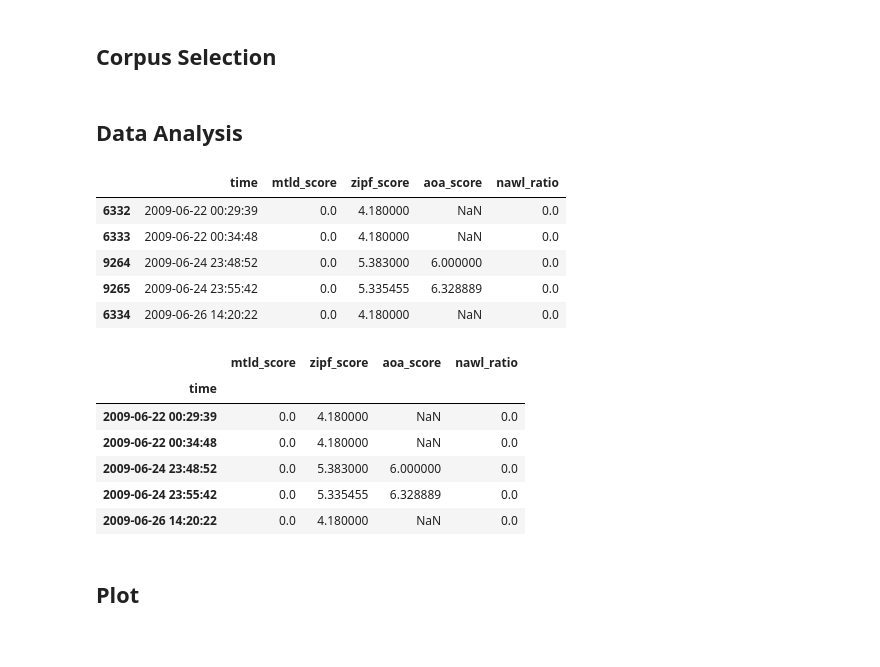
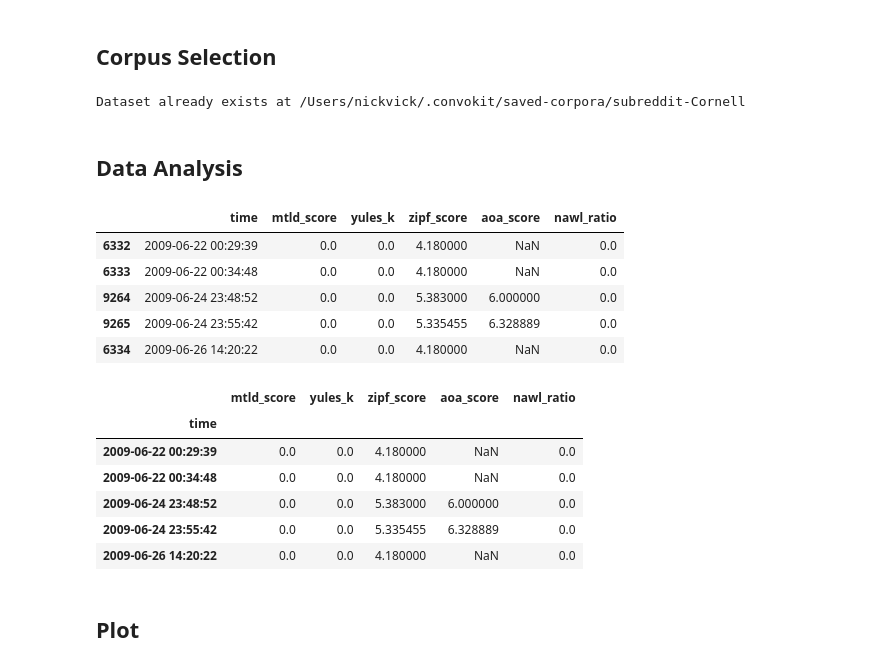
Before and after one commit to nickvick04/ORFE-Thesis, a Jupyter notebook: LexicalAnalysis.ipynb, the cells around one changed output. Saved outputs shown, nothing was run; the diff lists cells and outputs as text; code cells hidden in the pictures.

```diff
--- a/LexicalAnalysis.ipynb
+++ b/LexicalAnalysis.ipynb
@@ -106,7 +107,21 @@ def yules_K(clean_tokens):
     '''Function that returns Yule's characteristic constant K for a given set of
     cleaned, lemmatized tokens. A lower Yule's K indicates higher lexical diversity.'''
 
-    K = None
+    N = len (clean_tokens)
+    if N == 0:
+        return 0.0
+
+    # count how many times each word occurs
+    freq_counts = Counter(clean_tokens)
+
+    # create V_i
+    V = Counter(freq_counts.values()) # keys are frequencies, values are counts of types
+
+    # compute sum of i^2 * V_i
+    sum_isq_vi = sum((i**2) * Vi for i, Vi in V.items())
+
+    # apply Yule's formula
+    K = 10000 * ((sum_isq_vi - N)/(N**2))
 
     return K
 # %%
@@ -174,7 +189,9 @@ def nawl_ratio(clean_tokens, nawl_list=nawl_list):
 # %% [markdown]
 ## Corpus Selection
 # %%
-corpus = Corpus(filename="subreddit-teenagers")
+corpus = Corpus(filename=download("subreddit-Cornell"))
+# %% [output]
+Dataset already exists at /Users/nickvick/.convokit/saved-corpora/subreddit-Cornell
 # %% [markdown]
 ## Data Analysis
 # %%
@@ -182,54 +199,56 @@ corpus = Corpus(filename="subreddit-teenagers")
 utterance_data = []
 for utt in corpus.iter_utterances():
     # only consider utterances with timestamps and text
     if hasattr(utt, "timestamp") and utt.text:
 
         # convert timestamp from seconds since 1/1/1970 to datetime
         t = datetime.fromtimestamp(int(utt.timestamp))
         # tokenize, clean, lemmatize
         tokens = clean_tokens_lexical(utt.text)
 
         # compute scores
         mtld_val = mtld_score(tokens)
+        yules_val = yules_K(tokens)
         zipf_val = zipf_score(tokens)
         aoa_val = aoa_score(tokens)
         nawl_val = nawl_ratio(tokens)
 
         # store results for each utterance
         utterance_data.append({
                         "time": t,
                         "mtld_score": mtld_val,
+                        "yules_k": yules_val,
                         "zipf_score": zipf_val,
                         "aoa_score": aoa_val,
                         "nawl_ratio": nawl_val
                     })
 
 # convert to a dataframe for easy data analysis
 df = pd.DataFrame(utterance_data)
 df.sort_values("time", inplace=True)
 df.head()
 # %% [output]
-|  | time | mtld_score | zipf_score | aoa_score | nawl_ratio |
-| 6332 | 2009-06-22 00:29:39 | 0.0 | 4.180000 | NaN | 0.0 |
-| 6333 | 2009-06-22 00:34:48 | 0.0 | 4.180000 | NaN | 0.0 |
-| 9264 | 2009-06-24 23:48:52 | 0.0 | 5.383000 | 6.000000 | 0.0 |
-| 9265 | 2009-06-24 23:55:42 | 0.0 | 5.335455 | 6.328889 | 0.0 |
-| 6334 | 2009-06-26 14:20:22 | 0.0 | 4.180000 | NaN | 0.0 |
+|  | time | mtld_score | yules_k | zipf_score | aoa_score | nawl_ratio |
+| 6332 | 2009-06-22 00:29:39 | 0.0 | 0.0 | 4.180000 | NaN | 0.0 |
+| 6333 | 2009-06-22 00:34:48 | 0.0 | 0.0 | 4.180000 | NaN | 0.0 |
+| 9264 | 2009-06-24 23:48:52 | 0.0 | 0.0 | 5.383000 | 6.000000 | 0.0 |
+| 9265 | 2009-06-24 23:55:42 | 0.0 | 0.0 | 5.335455 | 6.328889 | 0.0 |
+| 6334 | 2009-06-26 14:20:22 | 0.0 | 0.0 | 4.180000 | NaN | 0.0 |
 # %%
 # aggregate metrics by month
 df.set_index('time', inplace=True)
-numeric_cols = ['mtld_score', 'zipf_score', 'aoa_score', 'nawl_ratio']
+numeric_cols = ['mtld_score', 'yules_k', 'zipf_score', 'aoa_score', 'nawl_ratio']
 monthly_metrics = df[numeric_cols].resample('ME').mean()
 
 df.head()
 # %% [output]
-|  | mtld_score | zipf_score | aoa_score | nawl_ratio |
-| time |  |  |  |  |
-| 2009-06-22 00:29:39 | 0.0 | 4.180000 | NaN | 0.0 |
-| 2009-06-22 00:34:48 | 0.0 | 4.180000 | NaN | 0.0 |
-| 2009-06-24 23:48:52 | 0.0 | 5.383000 | 6.000000 | 0.0 |
-| 2009-06-24 23:55:42 | 0.0 | 5.335455 | 6.328889 | 0.0 |
-| 2009-06-26 14:20:22 | 0.0 | 4.180000 | NaN | 0.0 |
+|  | mtld_score | yules_k | zipf_score | aoa_score | nawl_ratio |
+| time |  |  |  |  |  |
+| 2009-06-22 00:29:39 | 0.0 | 0.0 | 4.180000 | NaN | 0.0 |
+| 2009-06-22 00:34:48 | 0.0 | 0.0 | 4.180000 | NaN | 0.0 |
+| 2009-06-24 23:48:52 | 0.0 | 0.0 | 5.383000 | 6.000000 | 0.0 |
+| 2009-06-24 23:55:42 | 0.0 | 0.0 | 5.335455 | 6.328889 | 0.0 |
+| 2009-06-26 14:20:22 | 0.0 | 0.0 | 4.180000 | NaN | 0.0 |
 # %% [markdown]
 ## Plot
 # %%
```
Also changed, not shown: parts of 3 cells of this notebook.
